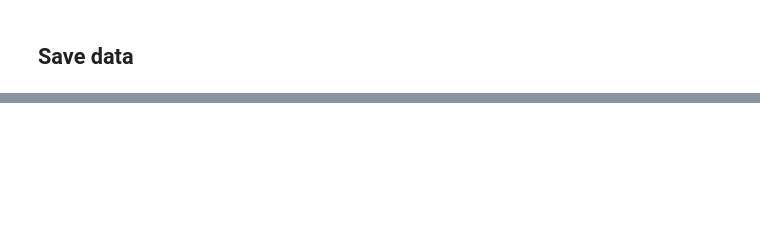
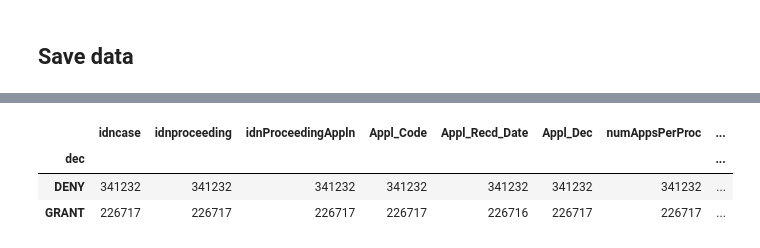
Before and after one commit to aspenyoo/refugees, a Jupyter notebook: Cleaning.ipynb, the cells around one changed output, grey strips where cells are left out. Drawn from its saved outputs; the diff is of its cells as text; code cells hidden in the pictures; blank space fills up the shorter version.

```diff
--- a/Cleaning.ipynb
+++ b/Cleaning.ipynb
@@ -329,0 +338,17 @@ merged2.to_csv('merged2_master_app.csv')
+# %%
+# adding additional feature based on how many proceedings have been filed for the same (idnCase)
+merged_case['numProcPerCase'] = 1
+merged_case['numProcPerCase'] = merged_case['numProcPerCase'].astype('int64')
+merged_case['numProcPerCase'] = merged_case.groupby(['idncase'])['numProcPerCase'].transform('count')
+
+#make unique at idncase level, sorting with the same logic as used to sort applications
+#counting case as a grant if ANY proceeding was grant
+merged_case = merged2.sort_values(['idncase','dec','Appl_Code','Appl_Recd_Date'],ascending=[True,False,True,False])
+merged_case = merged_case.groupby('idncase',as_index=False ).first()
+# %%
+merged_case.groupby('dec').count()
+# %% [output]
+|  | idncase | idnproceeding | idnProceedingAppln | Appl_Code | Appl_Recd_Date | Appl_Dec | numAppsPerProc | ... |
+| dec |  |  |  |  |  |  |  | ... |
+| DENY | 341232 | 341232 | 341232 | 341232 | 341232 | 341232 | 341232 | ... |
+| GRANT | 226717 | 226717 | 226717 | 226717 | 226716 | 226717 | 226717 | ... |
```
Also changed, not shown: parts of 14 cells of this notebook.
